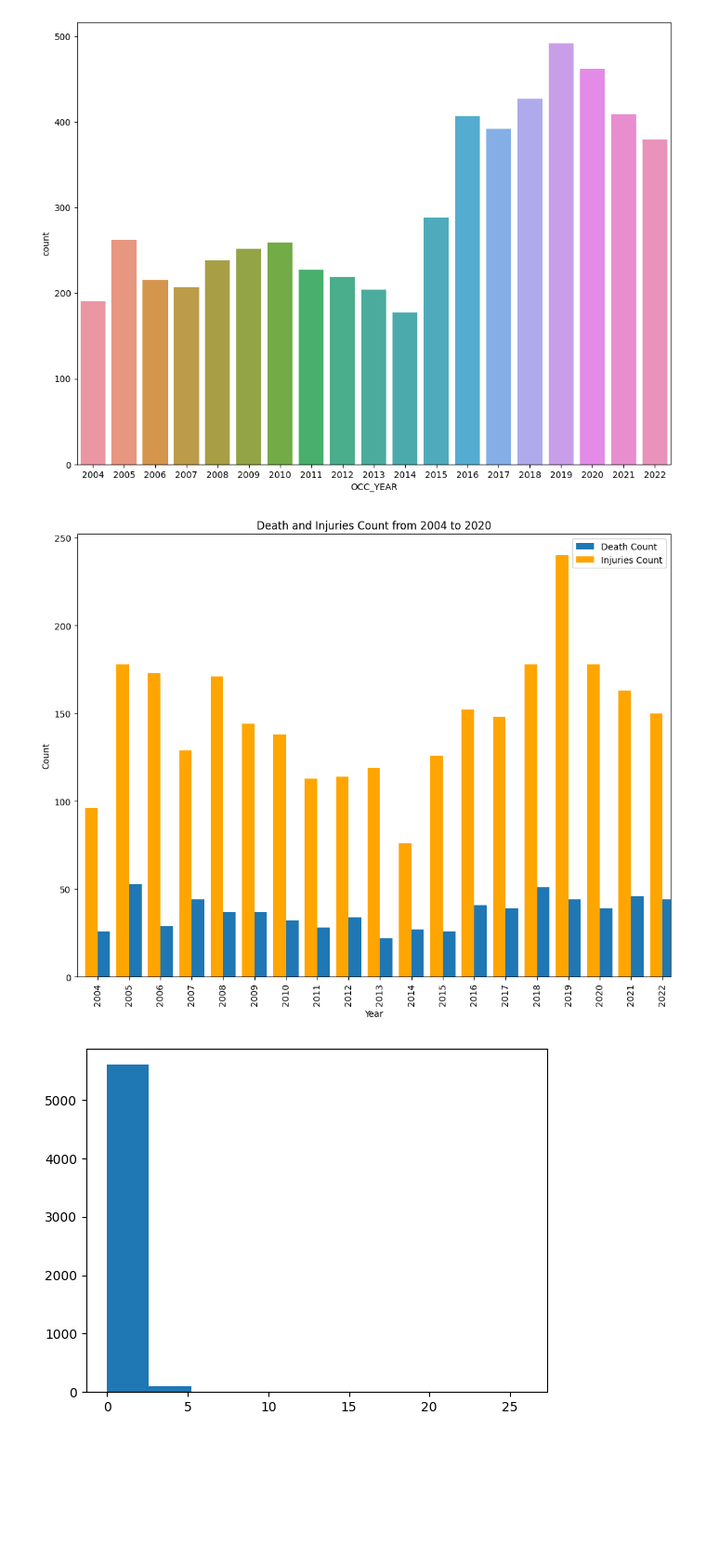
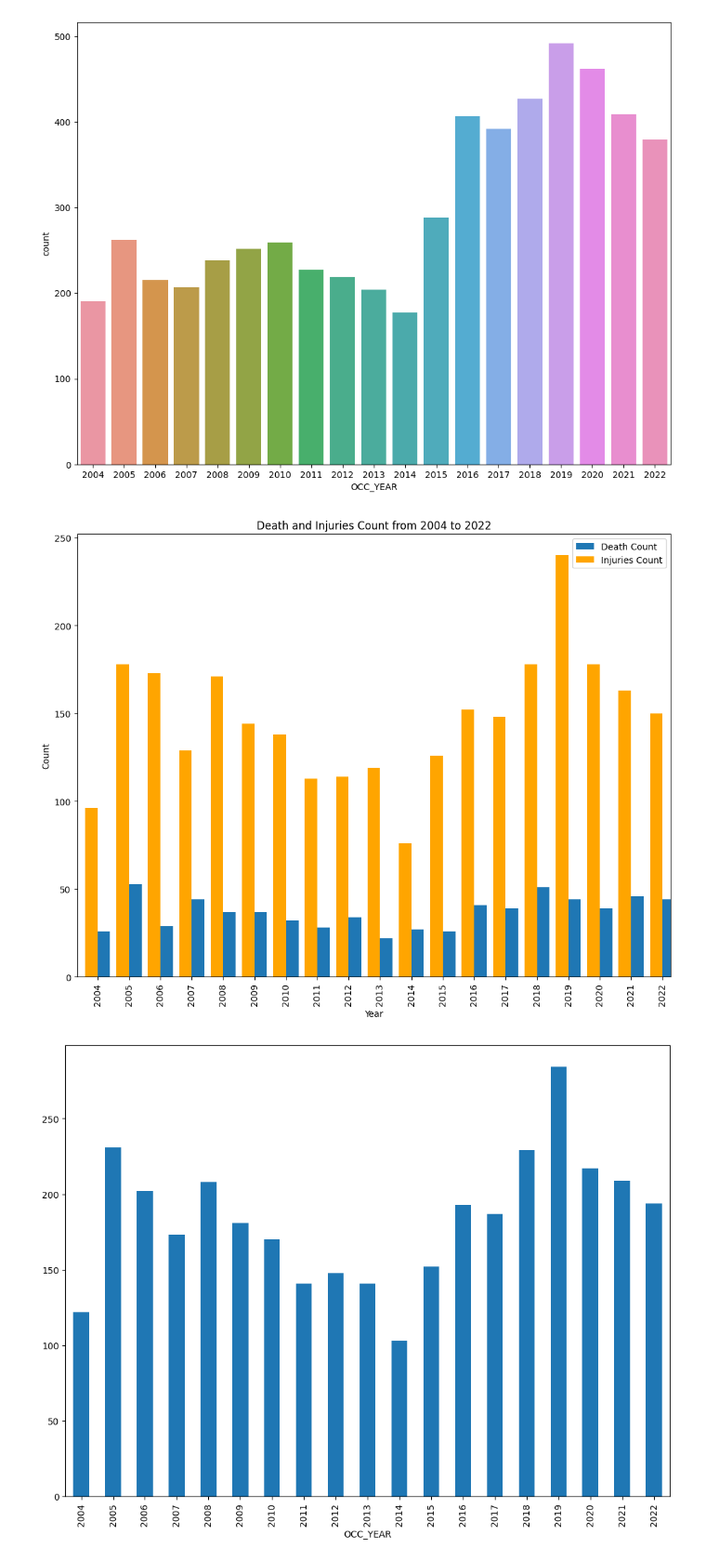
Before and after one commit to ChuHongHeMike/schulich_data_science_he55, a Jupyter notebook: AI/P1.ipynb, the cells around one changed output. Shown at 93% size. Drawn from its saved outputs; the diff is of its cells as text; code cells hidden in the pictures; blank space fills up the shorter version.

```diff
--- a/AI/P1.ipynb
+++ b/AI/P1.ipynb
@@ -66,20 +66,27 @@ plt.show()
 # %%
 death_count = df.groupby('OCC_YEAR')['DEATH'].sum().head(20)
 #print(death_count)
 injuries_count = df.groupby('OCC_YEAR')['INJURIES'].sum().head(20)
 #print(injuries_count)
 fig, ax = plt.subplots(figsize=(12, 9))
 
 death_count = death_count.plot(kind='bar', ax=ax, width=0.4, position=0, label='Death Count')
 
 injuries_coun = injuries_count.plot(kind='bar', ax=ax, width = 0.4, position=1, color='orange', label='Injuries Count')
 
 ax.set_xlabel('Year')
 ax.set_ylabel('Count')
-ax.set_title('Death and Injuries Count from 2004 to 2020')
+ax.set_title('Death and Injuries Count from 2004 to 2022')
 
 ax.legend()
 plt.show()
+fig, ax = plt.subplots(figsize=(12, 9))
+total_D_I = df2.groupby('OCC_YEAR')['The total of Death and Injuries'].sum()
+total_D_I.plot(
+    ax=ax,
+    kind='bar'
+)
+plt.show()
 # %% [output]
 [figure]
-[figure, old version]
+[figure, new version]
```
